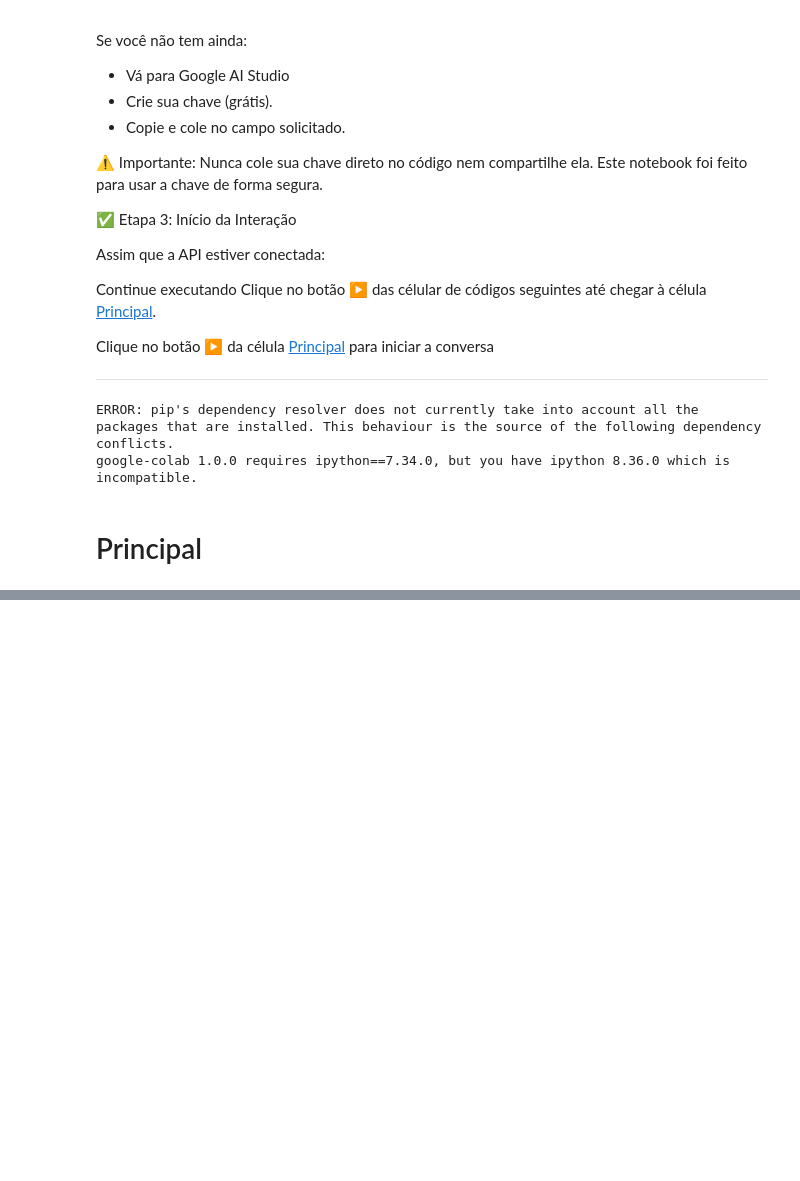
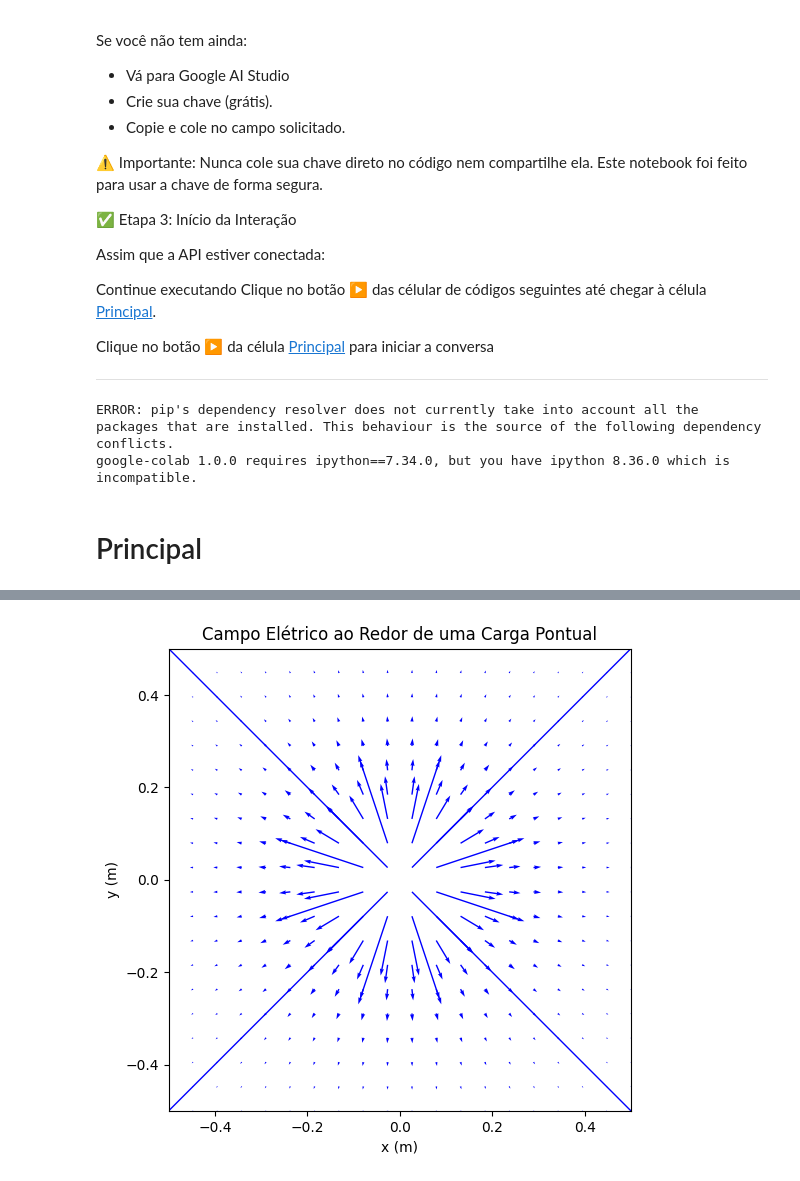
Before and after one commit to hansufsm/FisicaIA, a Jupyter notebook: esquadrao_fisicaia.ipynb, the cells around one changed output, grey strips where cells are left out. Drawn from its saved outputs; the diff is of its cells as text; code cells hidden in the pictures; blank space fills up the shorter version.

```diff
--- a/esquadrao_fisicaia.ipynb
+++ b/esquadrao_fisicaia.ipynb
@@ -357,3 +602,32 @@ Vamos resolver juntos: - display(to_markdown(plano_de_contexto))!
+# %%
+ import numpy as np
+ import matplotlib.pyplot as plt
+
+ # Constantes
+ k = 9e9  # N.m^2/C^2
+ q = 2e-6 # C
+ # Espaço para cálculo do campo
+ x, y = np.meshgrid(np.linspace(-0.5, 0.5, 20), np.linspace(-0.5, 0.5, 20))
+
+ #Cálculo da distância de cada ponto à carga
+ r = np.sqrt(x**2 + y**2)
+
+ # Cálculo do campo elétrico (componentes x e y)
+ Ex = k * q * x / r**3
+ Ey = k * q * y / r**3
+
+ # Plotagem do campo elétrico
+ plt.figure(figsize=(6, 6))
+ plt.quiver(x, y, Ex, Ey, color='b')
+ plt.xlabel('x (m)')
+ plt.ylabel('y (m)')
+ plt.title('Campo Elétrico ao Redor de uma Carga Pontual')
+ plt.xlim(-0.5, 0.5)
+ plt.ylim(-0.5, 0.5)
+ plt.gca().set_aspect('equal', adjustable='box')
+ plt.show()
+# %% [output]
+[figure, added]
 # %%
  import matplotlib.pyplot as plt
  import numpy as np
```
Also changed, not shown: parts of 8 cells of this notebook.
